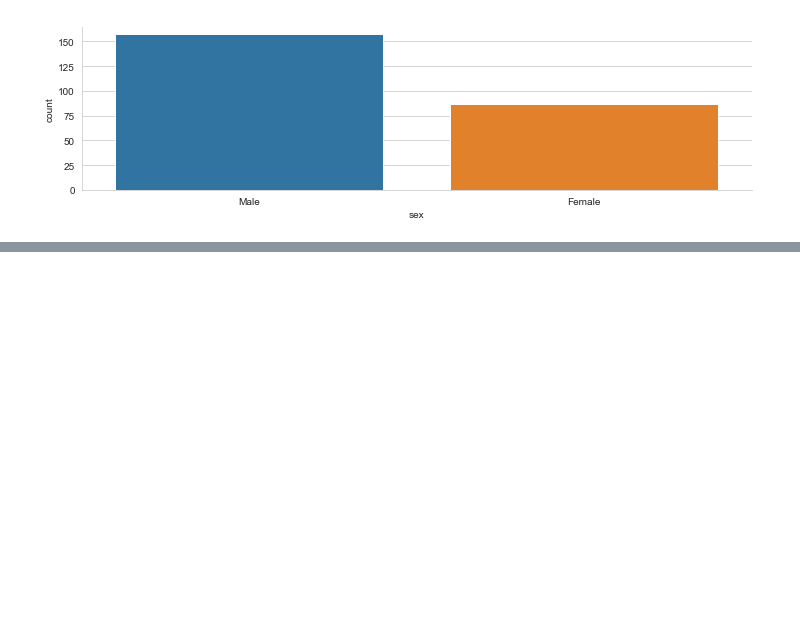
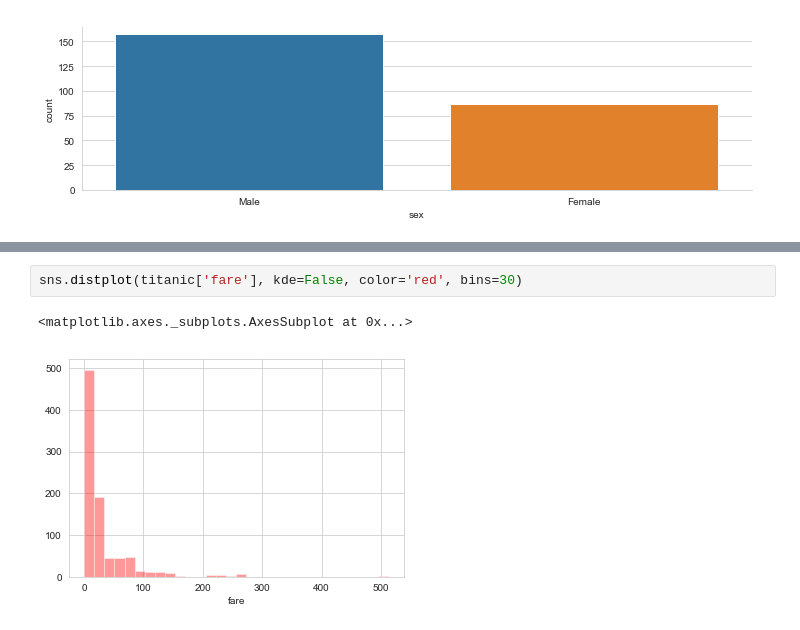
Before and after one commit to stradtkt/DataScience, a Jupyter notebook: seaborn_questions.ipynb, the cells around one changed output, grey strips where cells are left out. Cells and saved outputs as stored; diff of their text form; blank space fills up the shorter version.

```diff
--- a/seaborn_questions.ipynb
+++ b/seaborn_questions.ipynb
@@ -166,0 +185,5 @@ sns.despine()
+# %%
+sns.distplot(titanic['fare'], kde=False, color='red', bins=30)
+# %% [output]
+<matplotlib.axes._subplots.AxesSubplot at 0x...>
+[figure, added]
```
Also changed, not shown: parts of 6 cells of this notebook.
